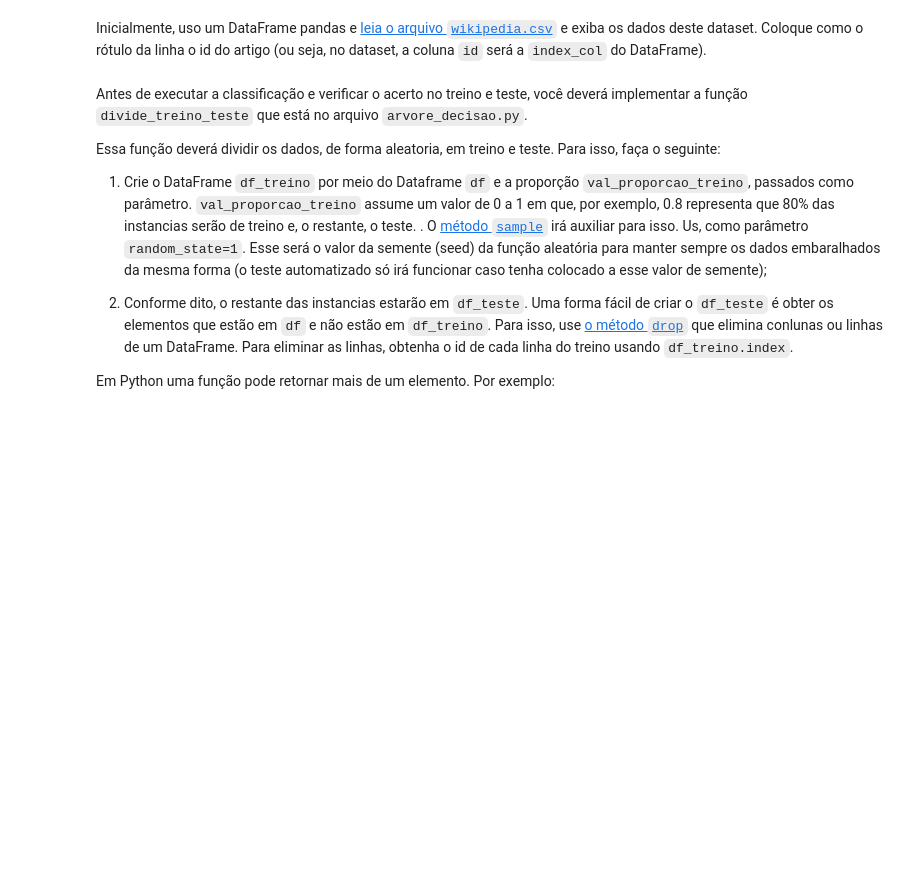
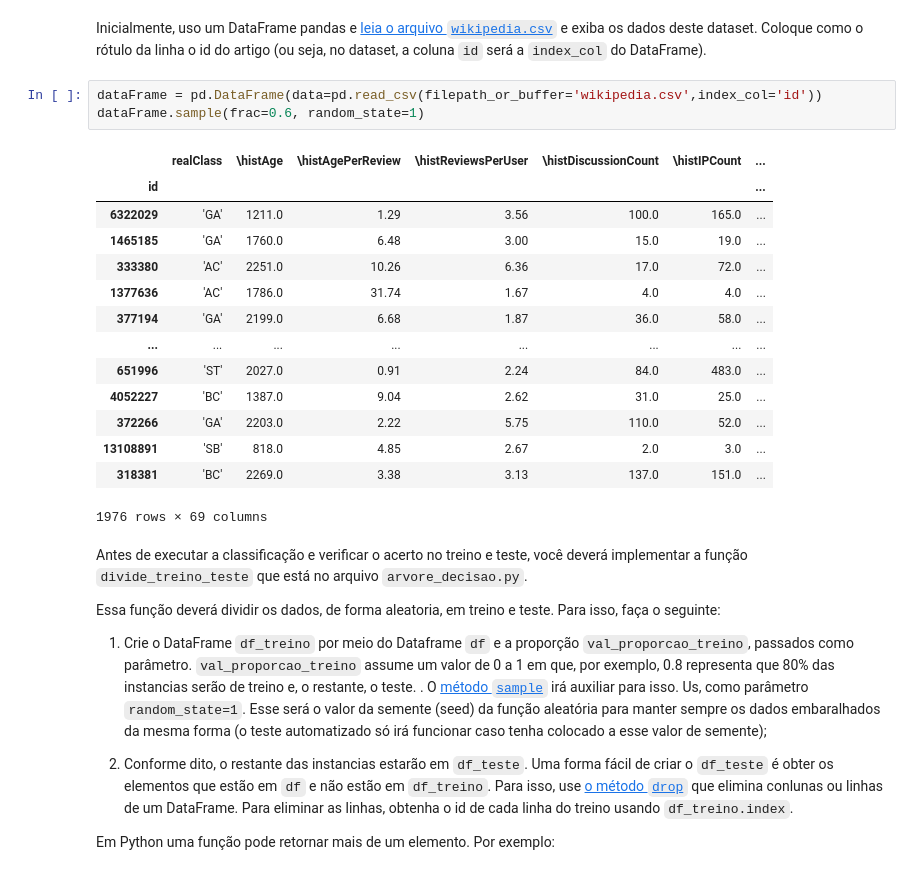
Before and after one commit to gustavogimpel/TCC, a Jupyter notebook: notebooks/DECOM.199 - TÓPICOS ESPECIAIS EM ALGORITMOS - APRENDIZADO DE MÁQUINA/Pratica 3/Overfitting.ipynb, the cells around one changed output. Drawn from its saved outputs; the diff is of its cells as text; blank space fills up the shorter version.

```diff
--- a/notebooks/DECOM.199 - TÓPICOS ESPECIAIS EM ALGORITMOS - APRENDIZADO DE MÁQUINA/Pratica 3/Overfitting.ipynb
+++ b/notebooks/DECOM.199 - TÓPICOS ESPECIAIS EM ALGORITMOS - APRENDIZADO DE MÁQUINA/Pratica 3/Overfitting.ipynb
@@ -113,6 +142,24 @@ Assim, [Dalip et. al. (2009)](https://dl.acm.org/citation.cfm?id=1555449) fizera
 Nesta prática, iremos fazer a previsão da qualidade usando os indicadores proposto por [Dalip et. al. (2009)](https://dl.acm.org/citation.cfm?id=1555449) e uma árvore de decisão.
 # %% [markdown]
 Inicialmente, uso um DataFrame pandas e [leia o arquivo `wikipedia.csv`](https://pandas.pydata.org/pandas-docs/stable/reference/api/pandas.read_csv.html) e exiba os dados deste dataset. Coloque como o rótulo da linha o id do artigo (ou seja, no dataset, a coluna `id` será a `index_col` do DataFrame).
+# %%
+dataFrame = pd.DataFrame(data=pd.read_csv(filepath_or_buffer='wikipedia.csv',index_col='id'))
+dataFrame.sample(frac=0.6, random_state=1)
+# %% [output]
+|  | realClass | \histAge | \histAgePerReview | \histReviewsPerUser | \histDiscussionCount | \histIPCount | ... |
+| id |  |  |  |  |  |  | ... |
+| 6322029 | 'GA' | 1211.0 | 1.29 | 3.56 | 100.0 | 165.0 | ... |
+| 1465185 | 'GA' | 1760.0 | 6.48 | 3.00 | 15.0 | 19.0 | ... |
+| 333380 | 'AC' | 2251.0 | 10.26 | 6.36 | 17.0 | 72.0 | ... |
+| 1377636 | 'AC' | 1786.0 | 31.74 | 1.67 | 4.0 | 4.0 | ... |
+| 377194 | 'GA' | 2199.0 | 6.68 | 1.87 | 36.0 | 58.0 | ... |
+| ... | ... | ... | ... | ... | ... | ... | ... |
+| 651996 | 'ST' | 2027.0 | 0.91 | 2.24 | 84.0 | 483.0 | ... |
+| 4052227 | 'BC' | 1387.0 | 9.04 | 2.62 | 31.0 | 25.0 | ... |
+| 372266 | 'GA' | 2203.0 | 2.22 | 5.75 | 110.0 | 52.0 | ... |
+| 13108891 | 'SB' | 818.0 | 4.85 | 2.67 | 2.0 | 3.0 | ... |
+| 318381 | 'BC' | 2269.0 | 3.38 | 3.13 | 137.0 | 151.0 | ... |
+1976 rows × 69 columns
 # %% [markdown]
 Antes de executar a classificação e verificar o acerto no treino e teste, você deverá implementar a função `divide_treino_teste` que está no arquivo `arvore_decisao.py`.
 
```
Also changed, not shown: parts of 15 cells of this notebook, 1 other file.
